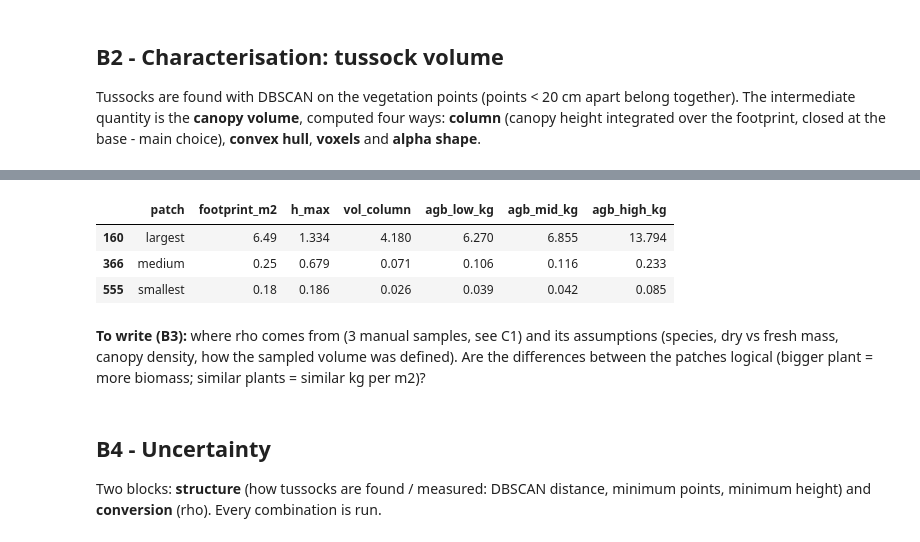
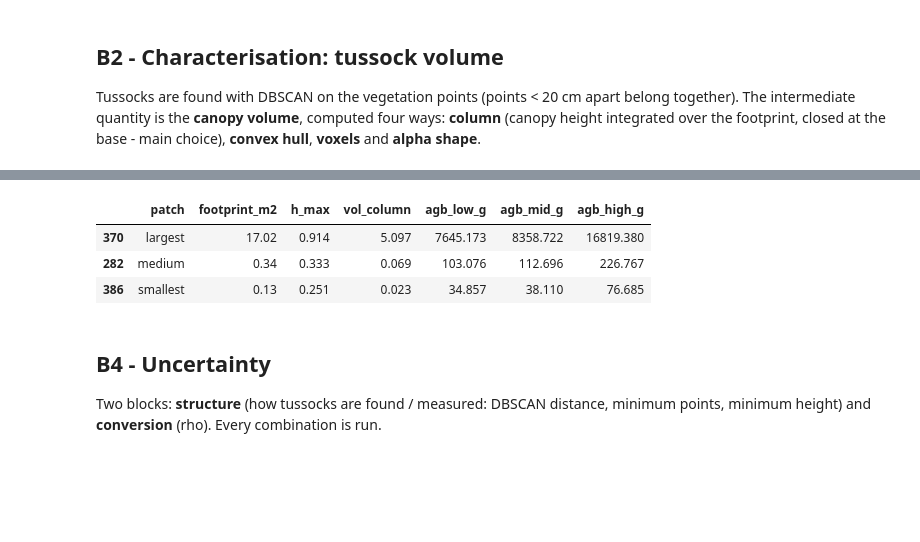
Before and after one commit to evpalli/zandmotor-biomass-pointclouds, a Jupyter notebook: notebooks/B_biomass.ipynb, the cells around one changed output, grey strips where cells are left out. Drawn from its saved outputs; the diff is of its cells as text; code cells hidden in the pictures; blank space fills up the shorter version.

```diff
--- a/notebooks/B_biomass.ipynb
+++ b/notebooks/B_biomass.ipynb
@@ -90,0 +100,2 @@ H.table(pd.DataFrame(rows).round(2), "B2_sensitivity")
+# %%
+t = H.tussocks(r)
@@ -91,13 +140,11 @@ H.table(pd.DataFrame(rows).round(2), "B2_sensitivity")
 # %%
 show = pd.concat([t.nlargest(1, "vol_column"), t.iloc[[len(t) // 2]], t.nsmallest(1, "vol_column")]).copy(); show["patch"] = ["largest", "medium", "smallest"]
-H.table(show[["patch", "footprint_m2", "h_max", "vol_column", "agb_low_kg", "agb_mid_kg", "agb_high_kg"]].round(3), "B3_patches")
+H.table(show[["patch", "footprint_m2", "h_max", "vol_column", "agb_low_g", "agb_mid_g", "agb_high_g"]].round(3), "B3_patches")
 # %% [output]
-|  | patch | footprint_m2 | h_max | vol_column | agb_low_kg | agb_mid_kg | agb_high_kg |
-| 160 | largest | 6.49 | 1.334 | 4.180 | 6.270 | 6.855 | 13.794 |
-| 366 | medium | 0.25 | 0.679 | 0.071 | 0.106 | 0.116 | 0.233 |
-| 555 | smallest | 0.18 | 0.186 | 0.026 | 0.039 | 0.042 | 0.085 |
+|  | patch | footprint_m2 | h_max | vol_column | agb_low_g | agb_mid_g | agb_high_g |
+| 370 | largest | 17.02 | 0.914 | 5.097 | 7645.173 | 8358.722 | 16819.380 |
+| 282 | medium | 0.34 | 0.333 | 0.069 | 103.076 | 112.696 | 226.767 |
+| 386 | smallest | 0.13 | 0.251 | 0.023 | 34.857 | 38.110 | 76.685 |
-# %% [markdown]
-**To write (B3):** where rho comes from (3 manual samples, see C1) and its assumptions (species, dry vs fresh mass, canopy density, how the sampled volume was defined). Are the differences between the patches logical (bigger plant = more biomass; similar plants = similar kg per m2)?
 # %% [markdown]
 ## B4 - Uncertainty
 Two blocks: **structure** (how tussocks are found / measured: DBSCAN distance, minimum points, minimum height) and **conversion** (rho). Every combination is run.
```
Also changed, not shown: parts of 16 cells of this notebook, 1 other file.
